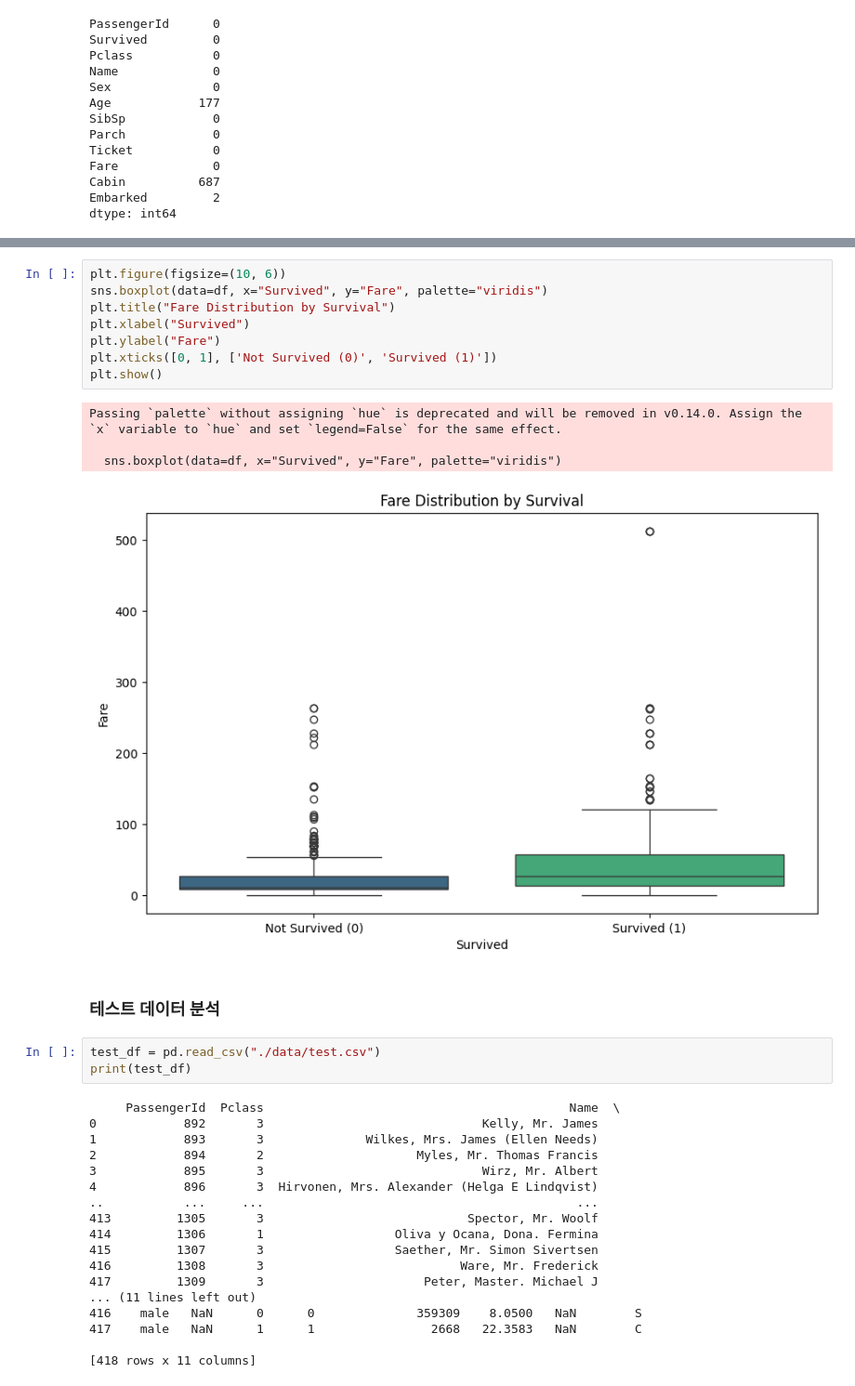
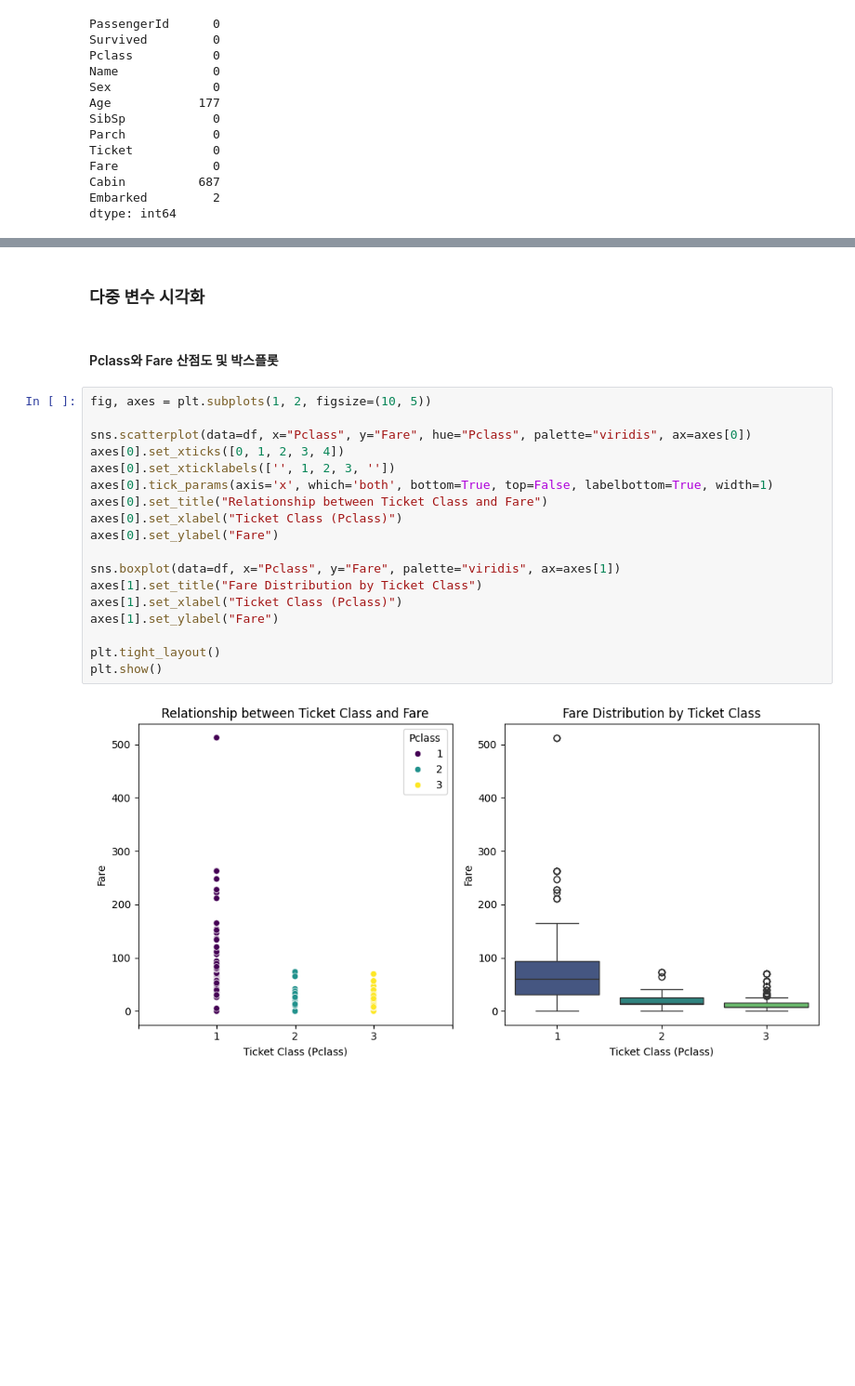
Before and after one commit to kty2001/ML_project, a Jupyter notebook: titanic_analysis.ipynb, the cells around one changed output, grey strips where cells are left out. Shown at 93% size. Saved outputs shown, nothing was run; the diff lists cells and outputs as text; blank space fills up the shorter version.

```diff
--- a/titanic_analysis.ipynb
+++ b/titanic_analysis.ipynb
@@ -303,36 +455,24 @@ plt.show()
-# %%
-plt.figure(figsize=(10, 6))
-sns.boxplot(data=df, x="Survived", y="Fare", palette="viridis")
-plt.title("Fare Distribution by Survival")
-plt.xlabel("Survived")
-plt.ylabel("Fare")
-plt.xticks([0, 1], ['Not Survived (0)', 'Survived (1)'])
-plt.show()
-# %% [output]
-Passing `palette` without assigning `hue` is deprecated and will be removed in v0.14.0. Assign the `x` variable to `hue` and set `legend=False` for the same effect.
-
-  sns.boxplot(data=df, x="Survived", y="Fare", palette="viridis")
-[figure, removed]
-# %% [markdown]
-### 테스트 데이터 분석
-# %%
-test_df = pd.read_csv("./data/test.csv")
-print(test_df)
-# %% [output]
-     PassengerId  Pclass                                          Name  \
-0            892       3                              Kelly, Mr. James
-1            893       3              Wilkes, Mrs. James (Ellen Needs)
-2            894       2                     Myles, Mr. Thomas Francis
-3            895       3                              Wirz, Mr. Albert
-4            896       3  Hirvonen, Mrs. Alexander (Helga E Lindqvist)
-..           ...     ...                                           ...
-413         1305       3                            Spector, Mr. Woolf
-414         1306       1                  Oliva y Ocana, Dona. Fermina
-415         1307       3                  Saether, Mr. Simon Sivertsen
-416         1308       3                           Ware, Mr. Frederick
-417         1309       3                      Peter, Master. Michael J
-... (11 lines left out)
-416    male   NaN      0      0              359309    8.0500   NaN        S
-417    male   NaN      1      1                2668   22.3583   NaN        C
-
-[418 rows x 11 columns]
+# %% [markdown]
+### 다중 변수 시각화
+# %% [markdown]
+#### Pclass와 Fare 산점도 및 박스플롯
+# %%
+fig, axes = plt.subplots(1, 2, figsize=(10, 5))
+
+sns.scatterplot(data=df, x="Pclass", y="Fare", hue="Pclass", palette="viridis", ax=axes[0])
+axes[0].set_xticks([0, 1, 2, 3, 4])
+axes[0].set_xticklabels(['', 1, 2, 3, ''])
+axes[0].tick_params(axis='x', which='both', bottom=True, top=False, labelbottom=True, width=1)
+axes[0].set_title("Relationship between Ticket Class and Fare")
+axes[0].set_xlabel("Ticket Class (Pclass)")
+axes[0].set_ylabel("Fare")
+
+sns.boxplot(data=df, x="Pclass", y="Fare", palette="viridis", ax=axes[1])
+axes[1].set_title("Fare Distribution by Ticket Class")
+axes[1].set_xlabel("Ticket Class (Pclass)")
+axes[1].set_ylabel("Fare")
+
+plt.tight_layout()
+plt.show()
+# %% [output]
+[figure, added]
```
Also changed, not shown: parts of 59 cells of this notebook, 5 other files.
